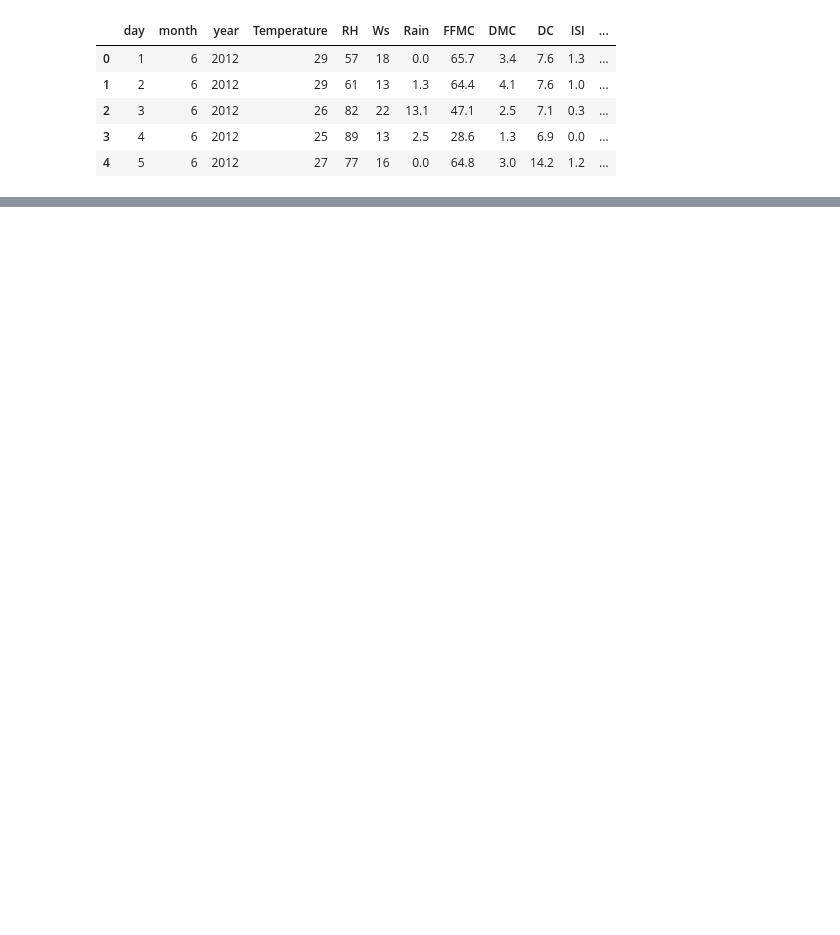
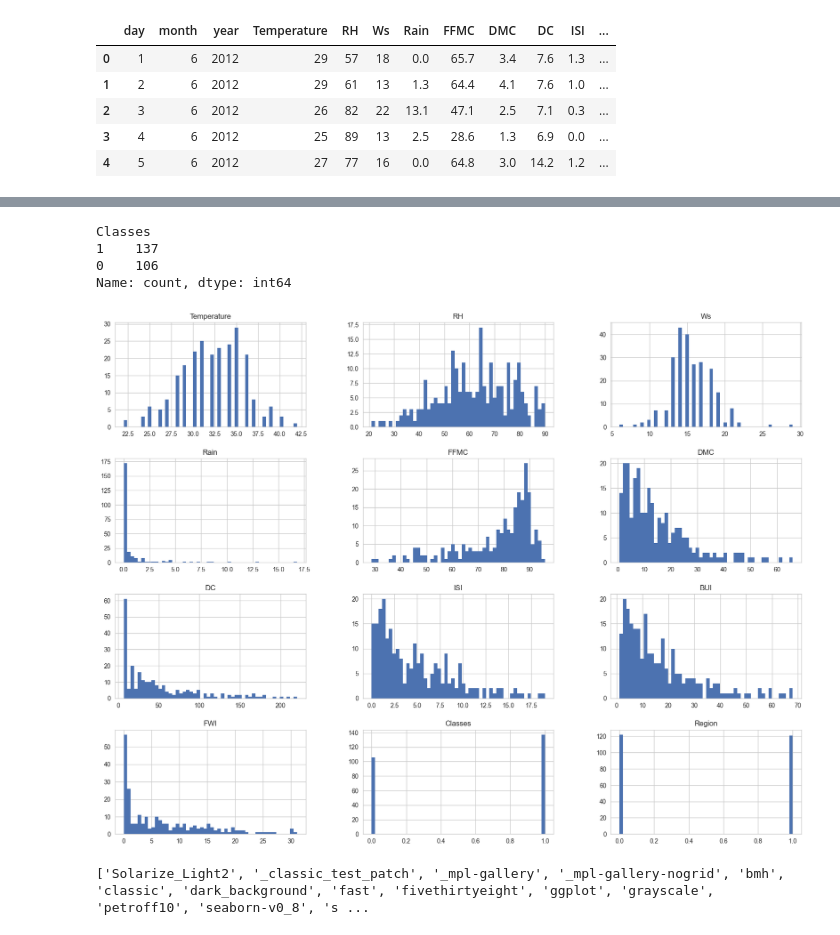
Before and after one commit to JITESH-KUMAR05/myGenAIPrac, a Jupyter notebook: MLBasics/Ridge_lesso_elasticnet/AlgerianFire.ipynb, the cells around one changed output, grey strips where cells are left out. Saved outputs shown, nothing was run; the diff lists cells and outputs as text; code cells hidden in the pictures; blank space fills up the shorter version.

```diff
--- a/MLBasics/Ridge_lesso_elasticnet/AlgerianFire.ipynb
+++ b/MLBasics/Ridge_lesso_elasticnet/AlgerianFire.ipynb
@@ -345,0 +351,2 @@ df.head()
+# %%
+df_copy = df.drop(['day','month','year'],axis=1)
@@ -345,0 +375,3 @@ df.head()
+# %%
+## Encoding of the categories in classes
+df_copy['Classes'] = np.where(df_copy['Classes'].str.contains('not fire'),0,1)
@@ -345,0 +387,18 @@ df.head()
+# %%
+df_copy['Classes'].value_counts()
+# %% [output]
+Classes
+1    137
+0    106
+Name: count, dtype: int64
+# %%
+## plot Density plot for all the features
+plt.style.use('seaborn-v0_8-whitegrid')
+df_copy.hist(bins=50,figsize=(20,15))
+plt.show()
+# %% [output]
+[figure, added]
+# %%
+print(plt.style.available)
+# %% [output]
+['Solarize_Light2', '_classic_test_patch', '_mpl-gallery', '_mpl-gallery-nogrid', 'bmh', 'classic', 'dark_background', 'fast', 'fivethirtyeight', 'ggplot', 'grayscale', 'petroff10', 'seaborn-v0_8', 's ...
```
Also changed, not shown: parts of 14 cells of this notebook, 1 other file.
